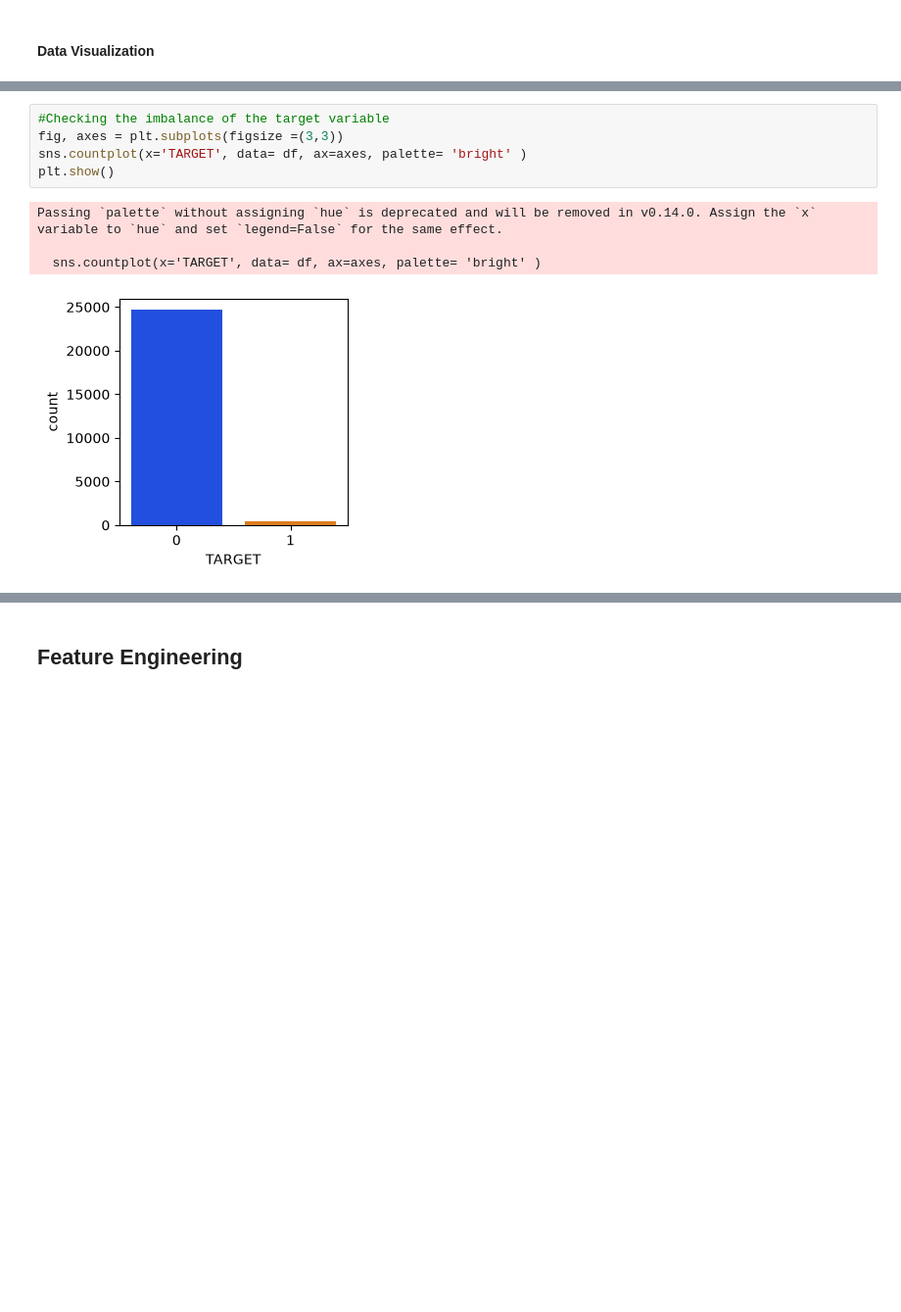
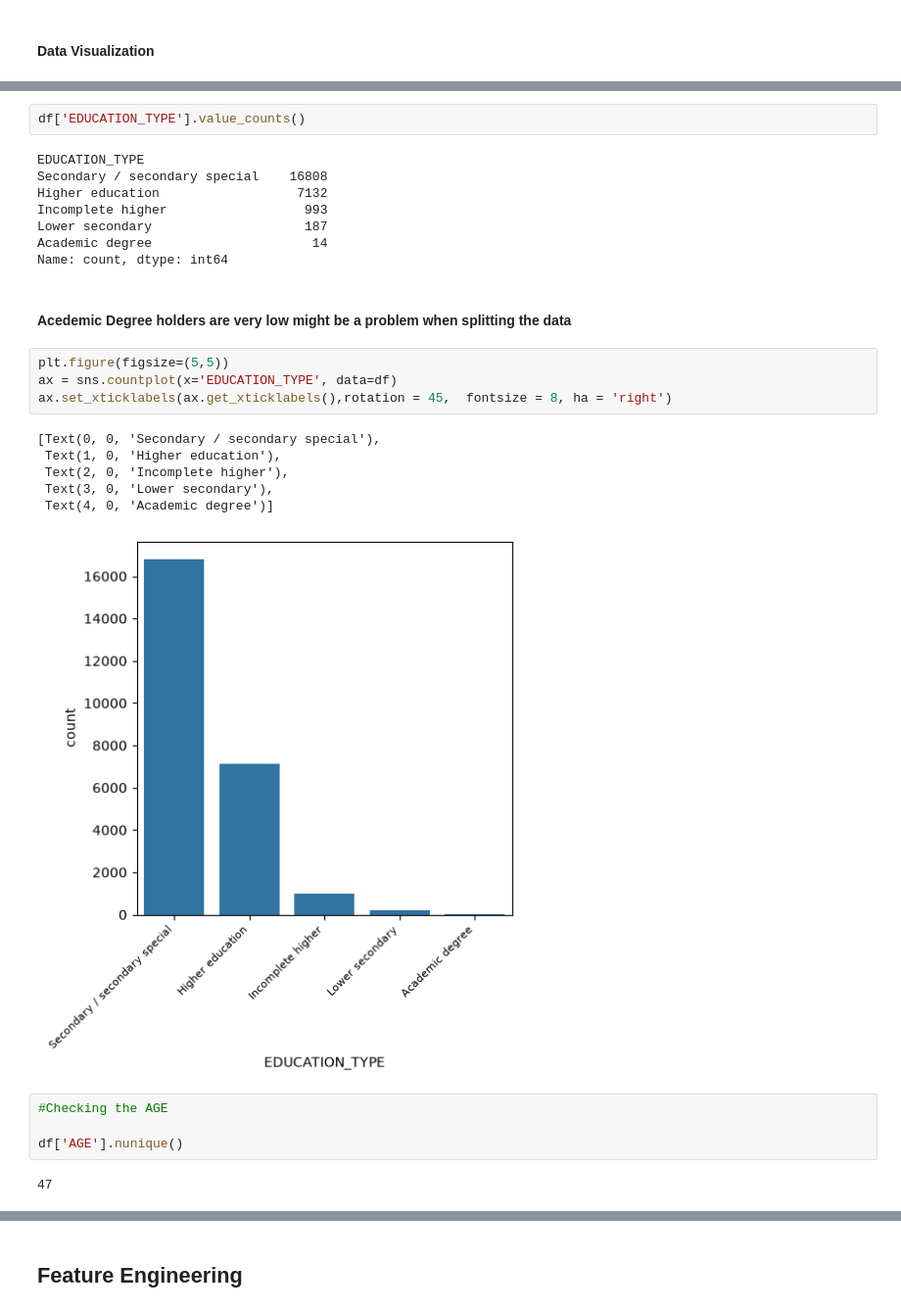
Before and after one commit to namitha9eshan/credit_card_fraud_detection_project, a Jupyter notebook: notebooks/EDA_&_Feature_Engineering.ipynb, the cells around one changed output, grey strips where cells are left out. Shown at 98% size. Drawn from its saved outputs; the diff is of its cells as text; blank space fills up the shorter version.

```diff
--- a/notebooks/EDA_&_Feature_Engineering.ipynb
+++ b/notebooks/EDA_&_Feature_Engineering.ipynb
@@ -126,10 +140,29 @@ plt.show()
 # %%
-#Checking the imbalance of the target variable
-fig, axes = plt.subplots(figsize =(3,3))
-sns.countplot(x='TARGET', data= df, ax=axes, palette= 'bright' )
-plt.show()
+df['EDUCATION_TYPE'].value_counts()
 # %% [output]
-Passing `palette` without assigning `hue` is deprecated and will be removed in v0.14.0. Assign the `x` variable to `hue` and set `legend=False` for the same effect.
-
-  sns.countplot(x='TARGET', data= df, ax=axes, palette= 'bright' )
+EDUCATION_TYPE
+Secondary / secondary special    16808
+Higher education                  7132
+Incomplete higher                  993
+Lower secondary                    187
+Academic degree                     14
+Name: count, dtype: int64
-[figure, removed]
+# %% [markdown]
+#### Acedemic Degree holders are very low might be a problem when splitting the data
+# %%
+plt.figure(figsize=(5,5))
+ax = sns.countplot(x='EDUCATION_TYPE', data=df)
+ax.set_xticklabels(ax.get_xticklabels(),rotation = 45,  fontsize = 8, ha = 'right')
+# %% [output]
+[Text(0, 0, 'Secondary / secondary special'),
+ Text(1, 0, 'Higher education'),
+ Text(2, 0, 'Incomplete higher'),
+ Text(3, 0, 'Lower secondary'),
+ Text(4, 0, 'Academic degree')]
+[figure, added]
+# %%
+#Checking the AGE
+
+df['AGE'].nunique()
+# %% [output]
+47
```
Also changed, not shown: parts of 41 cells of this notebook.
